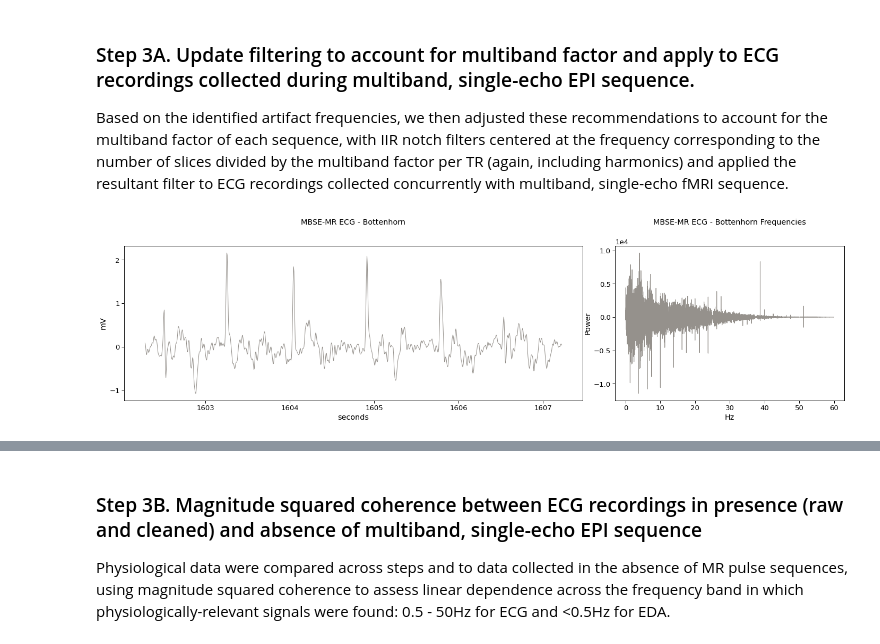
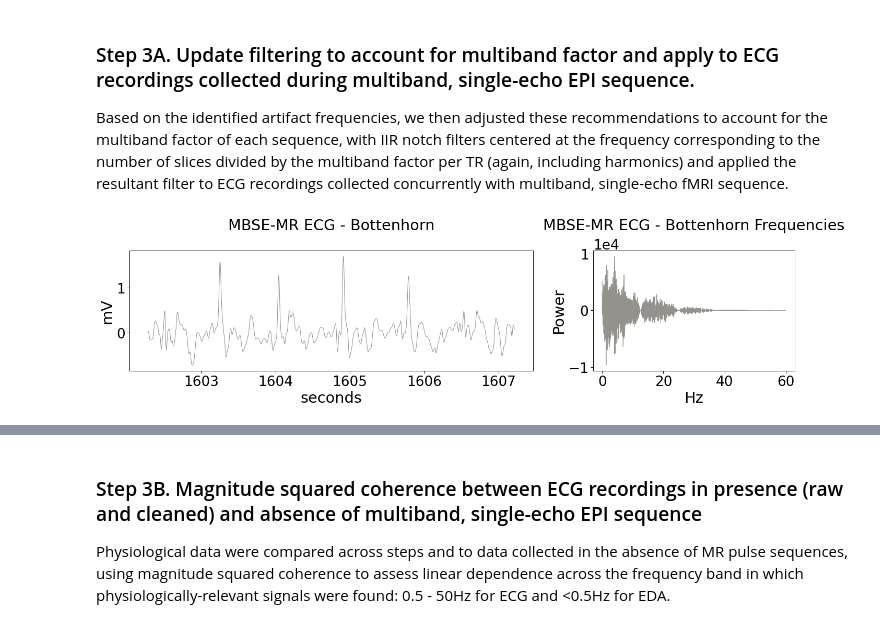
Before and after one commit to 62442katieb/mbme-physio-denoising, a Jupyter notebook: notebooks/denoising_ecg.ipynb, the cells around one changed output, grey strips where cells are left out. Cells and saved outputs as stored; diff of their text form; code cells hidden in the pictures.

```diff
--- a/notebooks/denoising_ecg.ipynb
+++ b/notebooks/denoising_ecg.ipynb
@@ -40,9 +39,9 @@ Python version 3.8.9 (default, Jul 19 2021, 09:37:30)
 # %% [markdown]
 Creating color palette...
 # %%
-sns.set_context('paper', font_scale=1.5)
+sns.set_context('paper', font_scale=3)
 
-pal = sns.crayon_palette(['Gray', 'Razzmatazz', 'Tropical Rain Forest'])
+pal = sns.crayon_palette(['Gray', 'Razzmatazz', "Tropical Rain Forest"])
 sns.set_palette(pal)
 sns.palplot(pal)
 # %% [output]
@@ -67,6 +66,7 @@ def butter_highpass_filter(data, cutoff, fs, order=5):
     return y
 
 def comb_band_stop(notch, filtered, Q, fs):
+    nyquist = fs / 2
     max_harmonic = int(nyquist/notch)
     min_harmonic = 1
     for i in np.arange(1, max_harmonic):
@@ -85,15 +85,6 @@ def comb_band_stop(notch, filtered, Q, fs):
         j += 1
     return filtered
 
-def comb_band_stop(notches, data, Q, fs):
-    nyquist = fs / 2
-    for notch in notches:
-        f0 = notches[notch]
-        w0 = f0 / nyquist
-        b,a = signal.iircomb(f0, Q, ftype='notch', fs=fs)
-        filtered = signal.filtfilt(b, a, data)
-    return filtered
-
 def fourier_freq(timeseries, d, fmax):
     fft = np.fft.fft(timeseries)
     freq = np.fft.fftfreq(timeseries.shape[-1], d=d)
@@ -122,7 +113,7 @@ def plot_signal_fourier(time, data, downsample, limits, fft, freq, lim_fmax,
         pass
     ax1.set_xlabel('seconds')
     ax1.set_ylabel('mV')
-    ax1.set_yticks([-1,0,1,2])
+    #ax1.set_yticks([-1,0,1,2])
     ax2.set_xlabel('Hz')
     ax2.ticklabel_format(axis='y', style='sci', scilimits=(-1,1))
     ax2.set_ylabel('Power')
@@ -130,6 +121,8 @@ def plot_signal_fourier(time, data, downsample, limits, fft, freq, lim_fmax,
     ax2.set_title('{0} Frequencies'.format(title),pad=40)
     plt.show()
     if save:
-        fig.savefig('../figures/{title}.svg'.format(title=title))
+        fig.savefig('../figures/{title}.png'.format(title=title),
+                    dpi=400,
+                    bbox_inches='tight')
     else:
         pass
@@ -158,6 +250,6 @@ Q = 100
 # %%
 data_fname = '../data/raw/mbse-raw.csv'
-timeseries = pd.read_csv(data_fname, header=0, index_col=0)
+timeseries = pd.read_csv(data_fname, header=0, index_col=None)
 basename = data_fname.split('/')[-1][:-4]
 
 if not os.path.exists('../figures'):
@@ -378,24 +388,29 @@ fig.savefig('../figures/{0}-ecgNoMRIXecgBIOPACClean.svg'.format(basename))
 Based on the identified artifact frequencies, we then adjusted these recommendations to account for the multiband factor of each sequence, with IIR notch filters centered at the frequency corresponding to the number of slices divided by the multiband factor per TR (again, including harmonics) and applied the resultant filter to ECG recordings collected concurrently with multiband, single-echo fMRI sequence.
 # %%
 #calculate multiband-updated slice frequency and apply it with a notch filter
-notch = slices / mb / tr
-bottenhorn_filtered = comb_band_stop(notch, scan1['ECG'], Q, fs)
+notches = {'slices': slices / mb / tr,
+           'tr': 1 / tr}
+Qs = {'slices': 10, 'tr': 100}
+
+bottenhorn_filtered = scan1['ECG']
+for notch in notches:
+    bottenhorn_filtered = comb_band_stop(notches[notch], bottenhorn_filtered, Qs[notch], fs)
 
 # apply Fourier transform to inspect frequency spectrum
 fft_ecg_bt, _, freq, limit = fourier_freq(bottenhorn_filtered, 0.0005, 60)
 
 # plot the cleaned timeseries and frequency spectrum
 plot_signal_fourier(time=scan1['seconds'],
                     data=bottenhorn_filtered,
                     downsample=10,
                     limits=(1000,2000),
                     fft=fft_ecg_bt,
                     freq=freq,
                     lim_fmax=limit,
                     annotate=False,
                     peaks=None,
                     slice_peaks=None,
                     title='MBSE-MR ECG - Bottenhorn',
                     save=True)
 # %% [output]
-[figure, old version]
+[figure, new version]
```
Also changed, not shown: parts of 59 cells of this notebook, 1 other file.
